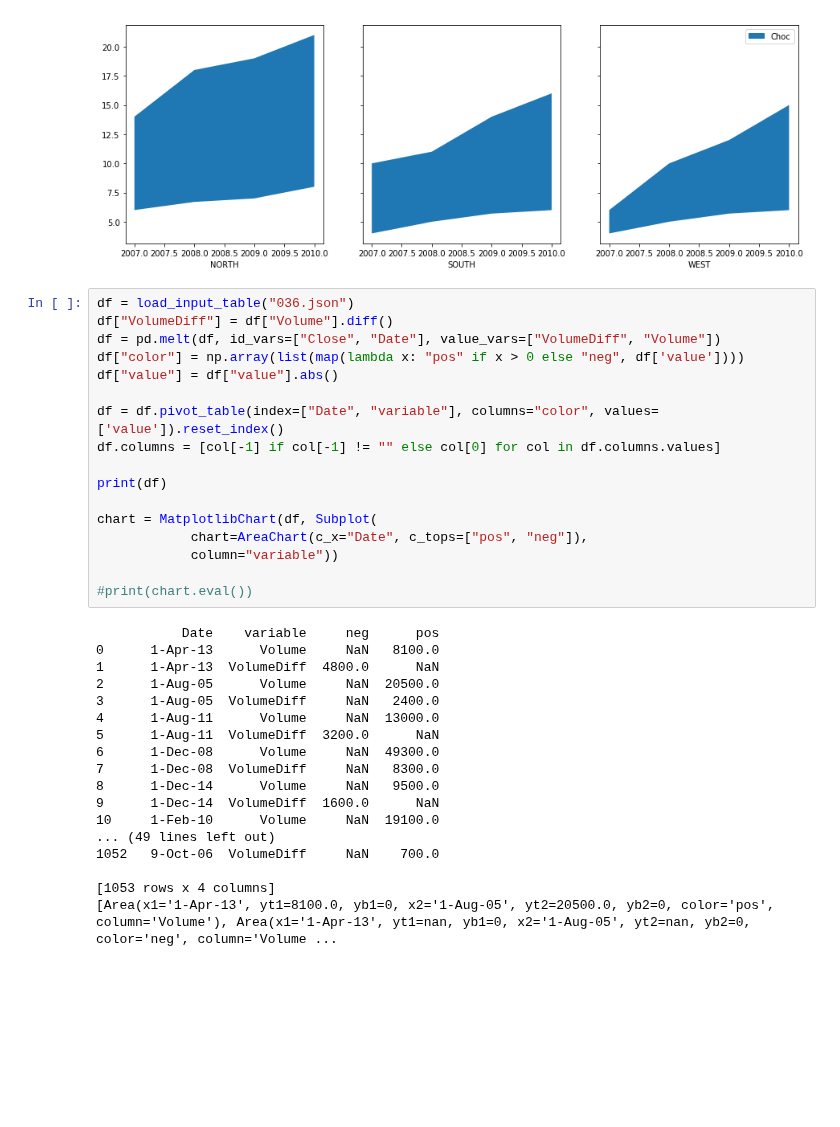
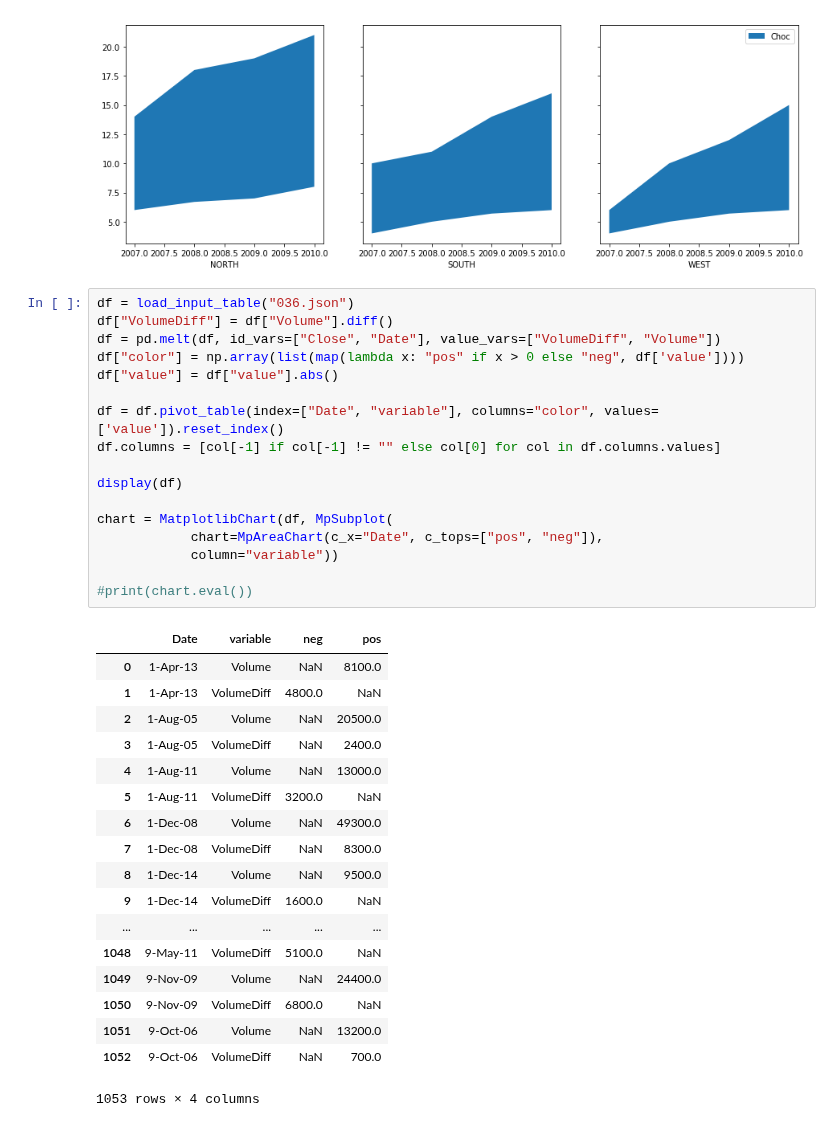
Before and after one commit to Mestway/falx, a Jupyter notebook: falx/matplotlib_exp.ipynb, the cells around one changed output. Drawn from its saved outputs; the diff is of its cells as text; blank space fills up the shorter version.

```diff
--- a/falx/matplotlib_exp.ipynb
+++ b/falx/matplotlib_exp.ipynb
@@ -329,35 +329,36 @@ chart.render()
 # %%
 df = load_input_table("036.json")
 df["VolumeDiff"] = df["Volume"].diff()
 df = pd.melt(df, id_vars=["Close", "Date"], value_vars=["VolumeDiff", "Volume"])
 df["color"] = np.array(list(map(lambda x: "pos" if x > 0 else "neg", df['value'])))
 df["value"] = df["value"].abs()
 
 df = df.pivot_table(index=["Date", "variable"], columns="color", values=['value']).reset_index()
 df.columns = [col[-1] if col[-1] != "" else col[0] for col in df.columns.values]
 
-print(df)
+display(df)
 
-chart = MatplotlibChart(df, Subplot(
-            chart=AreaChart(c_x="Date", c_tops=["pos", "neg"]),
+chart = MatplotlibChart(df, MpSubplot(
+            chart=MpAreaChart(c_x="Date", c_tops=["pos", "neg"]),
             column="variable"))
 
 #print(chart.eval())
 # %% [output]
+|  | Date | variable | neg | pos |
+| 0 | 1-Apr-13 | Volume | NaN | 8100.0 |
+| 1 | 1-Apr-13 | VolumeDiff | 4800.0 | NaN |
+| 2 | 1-Aug-05 | Volume | NaN | 20500.0 |
+| 3 | 1-Aug-05 | VolumeDiff | NaN | 2400.0 |
+| 4 | 1-Aug-11 | Volume | NaN | 13000.0 |
+| 5 | 1-Aug-11 | VolumeDiff | 3200.0 | NaN |
+| 6 | 1-Dec-08 | Volume | NaN | 49300.0 |
+| 7 | 1-Dec-08 | VolumeDiff | NaN | 8300.0 |
+| 8 | 1-Dec-14 | Volume | NaN | 9500.0 |
+| 9 | 1-Dec-14 | VolumeDiff | 1600.0 | NaN |
+| ... | ... | ... | ... | ... |
+| 1048 | 9-May-11 | VolumeDiff | 5100.0 | NaN |
+| 1049 | 9-Nov-09 | Volume | NaN | 24400.0 |
+| 1050 | 9-Nov-09 | VolumeDiff | 6800.0 | NaN |
+| 1051 | 9-Oct-06 | Volume | NaN | 13200.0 |
+| 1052 | 9-Oct-06 | VolumeDiff | NaN | 700.0 |
-           Date    variable     neg      pos
-0      1-Apr-13      Volume     NaN   8100.0
-1      1-Apr-13  VolumeDiff  4800.0      NaN
-2      1-Aug-05      Volume     NaN  20500.0
-3      1-Aug-05  VolumeDiff     NaN   2400.0
-4      1-Aug-11      Volume     NaN  13000.0
-5      1-Aug-11  VolumeDiff  3200.0      NaN
-6      1-Dec-08      Volume     NaN  49300.0
-7      1-Dec-08  VolumeDiff     NaN   8300.0
-8      1-Dec-14      Volume     NaN   9500.0
-9      1-Dec-14  VolumeDiff  1600.0      NaN
-10     1-Feb-10      Volume     NaN  19100.0
-... (49 lines left out)
-1052   9-Oct-06  VolumeDiff     NaN    700.0
-
-[1053 rows x 4 columns]
-[Area(x1='1-Apr-13', yt1=8100.0, yb1=0, x2='1-Aug-05', yt2=20500.0, yb2=0, color='pos', column='Volume'), Area(x1='1-Apr-13', yt1=nan, yb1=0, x2='1-Aug-05', yt2=nan, yb2=0, color='neg', column='Volume ...
+1053 rows × 4 columns
```
Also changed, not shown: parts of 4 cells of this notebook, 2 other files.
